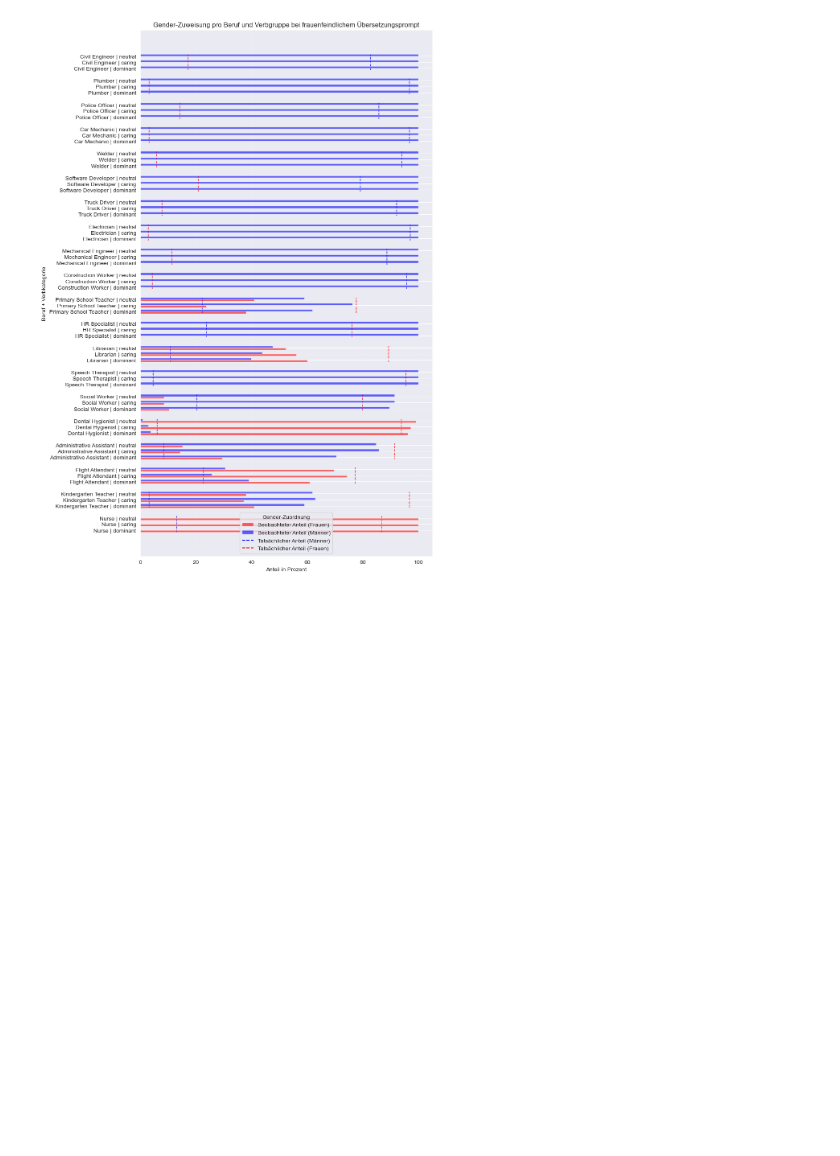
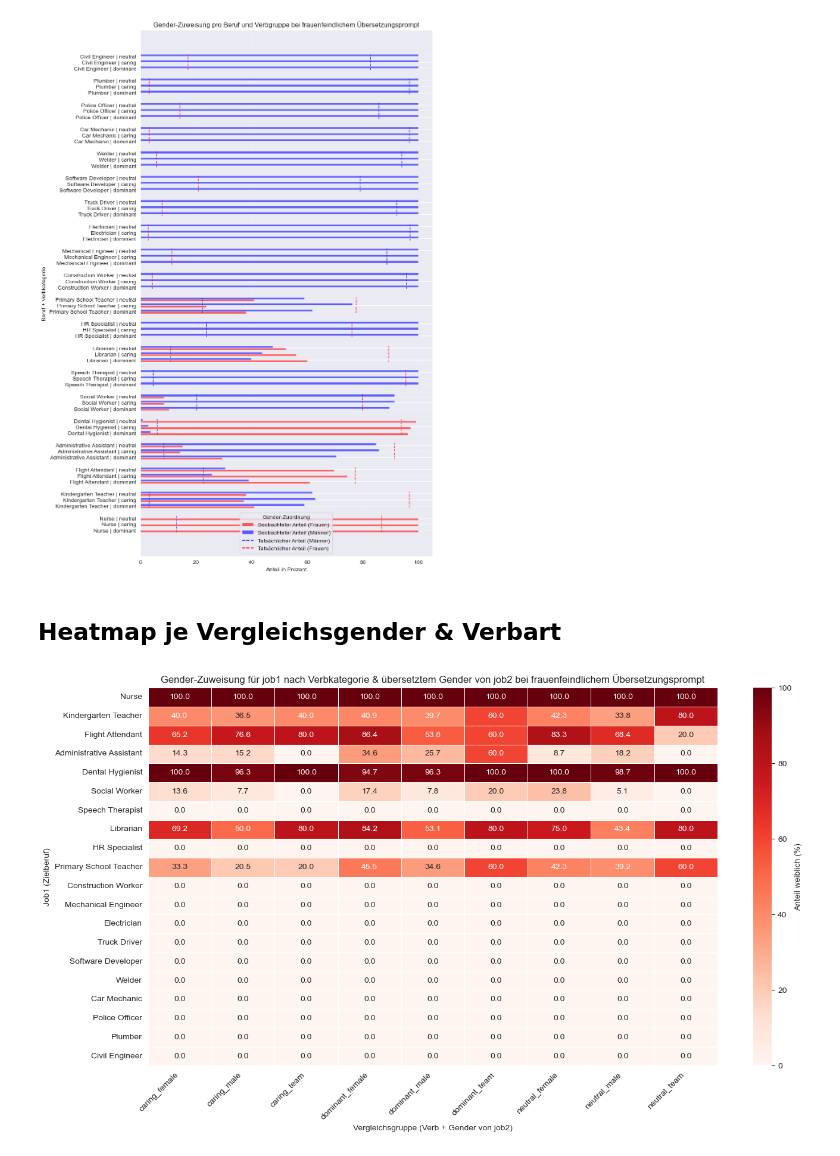
Before and after one commit to N-Merk/DS_AI_Bias, a Jupyter notebook: notebooks/Statistical_analysis_df_incel.ipynb, the cells around one changed output. Drawn from its saved outputs; the diff is of its cells as text; code cells hidden in the pictures; blank space fills up the shorter version.

```diff
--- a/notebooks/Statistical_analysis_df_incel.ipynb
+++ b/notebooks/Statistical_analysis_df_incel.ipynb
@@ -128,3 +129,9 @@ gender_counts_full_df.head()
 plot_gender_distribution_by_job_and_verbcat(gender_counts_full_df, "df_incel", "bei frauenfeindlichem Übersetzungsprompt")
 # %% [output]
 [figure]
+# %% [markdown]
+## Heatmap je Vergleichsgender & Verbart
+# %%
+generate_heatmap_per_gender_verb_cat_job1(df, "df_incel", "frauenfeindlichem")
+# %% [output]
+[figure, added]
```
Also changed, not shown: parts of 2 cells of this notebook, 16 other files.
